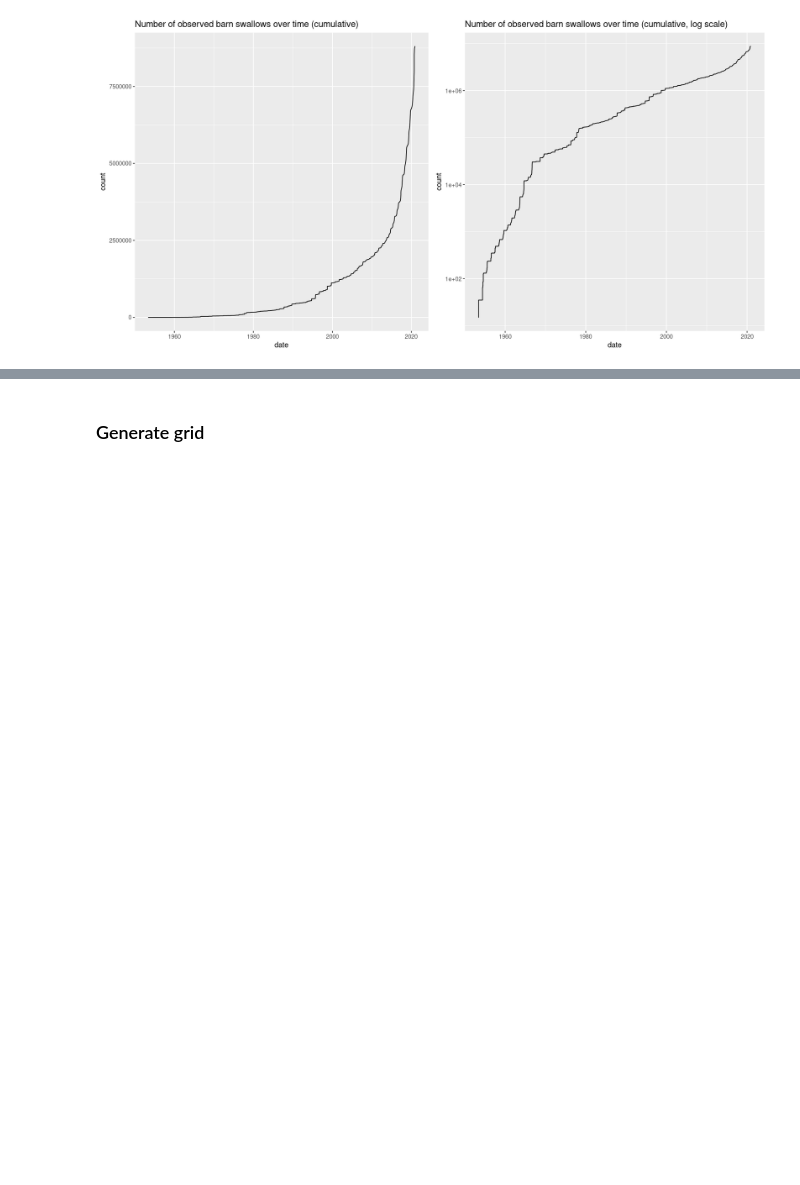
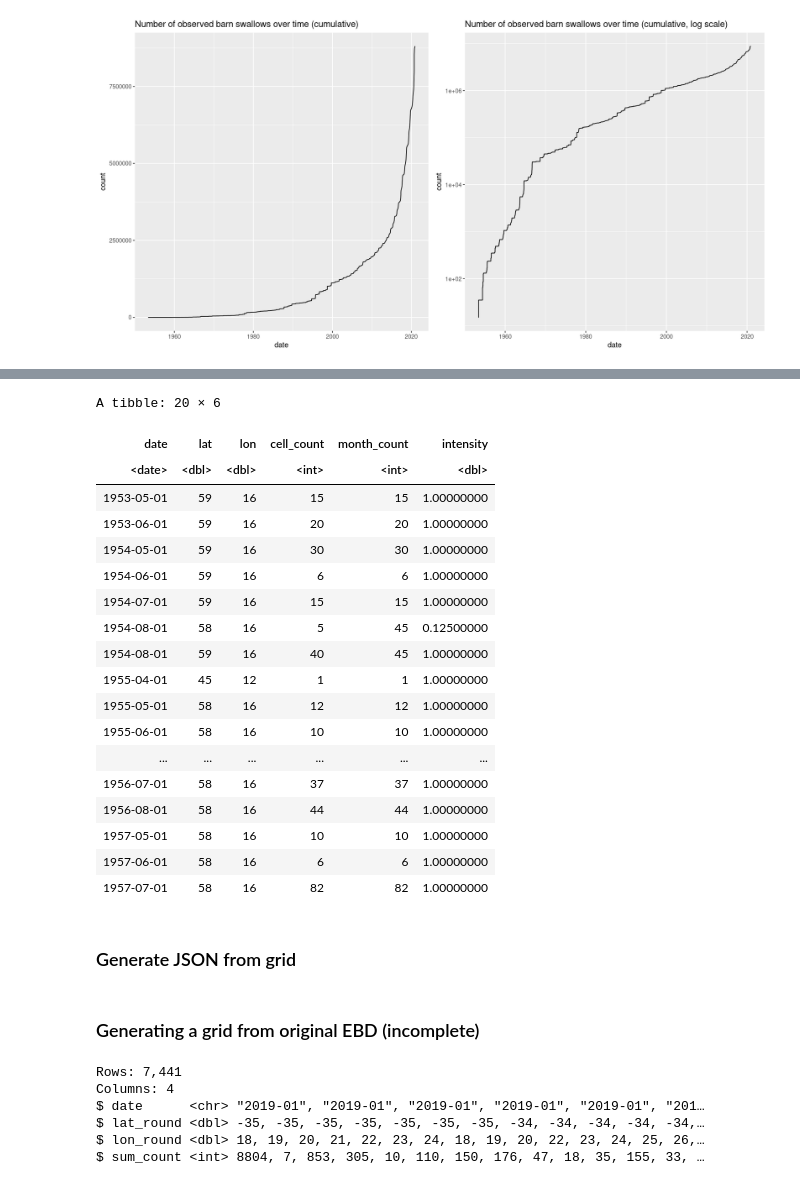
Before and after one commit to nimobeeren/2IMV20, a Jupyter notebook: InfoVis/scripts/ebird/playground.ipynb, the cells around one changed output, grey strips where cells are left out. Saved outputs shown, nothing was run; the diff lists cells and outputs as text; code cells hidden in the pictures; blank space fills up the shorter version.

```diff
--- a/InfoVis/scripts/ebird/playground.ipynb
+++ b/InfoVis/scripts/ebird/playground.ipynb
@@ -72,2 +217,35 @@ grid.arrange(plot_north, plot_south)
+# %%
+ebd_grid_intensities <- ebd_grid %>%
+    inner_join(month_summary, by="date") %>%
+    mutate(
+        # compute cell count relative to total month count
+        intensity = cell_count / month_count
+    ) %>%
+    # scale intensity to [0,1] for each month
+    group_by(date) %>%
+    mutate(intensity = intensity / max(intensity)) %>%
+    ungroup()
+
+head(ebd_grid_intensities, n=20)
+# %% [output]
+A tibble: 20 × 6
+| date | lat | lon | cell_count | month_count | intensity |
+| <date> | <dbl> | <dbl> | <int> | <int> | <dbl> |
+| 1953-05-01 | 59 | 16 | 15 | 15 | 1.00000000 |
+| 1953-06-01 | 59 | 16 | 20 | 20 | 1.00000000 |
+| 1954-05-01 | 59 | 16 | 30 | 30 | 1.00000000 |
+| 1954-06-01 | 59 | 16 | 6 | 6 | 1.00000000 |
+| 1954-07-01 | 59 | 16 | 15 | 15 | 1.00000000 |
+| 1954-08-01 | 58 | 16 | 5 | 45 | 0.12500000 |
+| 1954-08-01 | 59 | 16 | 40 | 45 | 1.00000000 |
+| 1955-04-01 | 45 | 12 | 1 | 1 | 1.00000000 |
+| 1955-05-01 | 58 | 16 | 12 | 12 | 1.00000000 |
+| 1955-06-01 | 58 | 16 | 10 | 10 | 1.00000000 |
+| ... | ... | ... | ... | ... | ... |
+| 1956-07-01 | 58 | 16 | 37 | 37 | 1.00000000 |
+| 1956-08-01 | 58 | 16 | 44 | 44 | 1.00000000 |
+| 1957-05-01 | 58 | 16 | 10 | 10 | 1.00000000 |
+| 1957-06-01 | 58 | 16 | 6 | 6 | 1.00000000 |
+| 1957-07-01 | 58 | 16 | 82 | 82 | 1.00000000 |
 # %% [markdown]
-### Generate grid
+### Generate JSON from grid
@@ -73,0 +284,42 @@ grid.arrange(plot_north, plot_south)
+# %% [markdown]
+### Generating a grid from original EBD (incomplete)
+# %%
+# define export file path
+f_export <- "../../app/public/data/ebird/ebd_grid.csv"
+
+ebd_grid_full <- ebd_full %>%
+    transmute(
+        date = floor_date(observation_date, unit="month"),
+        lat_round = floor(latitude),
+        lon_round = floor(longitude),
+        # set unknown observation counts to 1
+        count = as.integer(
+            if_else(
+                observation_count == "X" | is.na(observation_count),
+                "1",
+                observation_count
+            )
+        )
+    ) %>%
+    # filter out observations outside europe/africa
+    filter(-30 < lon_round & lon_round < 60) %>%
+    # sum counts for all rows with the same month, lat and lon
+    group_by(date, lat_round, lon_round) %>%
+    summarize(sum_count = sum(count), .groups="drop") %>%
+    # sort by ascending date
+    arrange(date, lat_round, lon_round) %>%
+    # format date the way we like it
+    mutate(date = format(date, '%Y-%m'))
+
+# print info before exporting
+glimpse(ebd_grid_full)
+
+# write to file
+write.table(ebd_grid_full, f_export, sep = ",", quote = FALSE, row.names = FALSE, col.names = FALSE)
+# %% [output]
+Rows: 7,441
+Columns: 4
+$ date      <chr> "2019-01", "2019-01", "2019-01", "2019-01", "2019-01", "201…
+$ lat_round <dbl> -35, -35, -35, -35, -35, -35, -35, -34, -34, -34, -34, -34,…
+$ lon_round <dbl> 18, 19, 20, 21, 22, 23, 24, 18, 19, 20, 22, 23, 24, 25, 26,…
+$ sum_count <int> 8804, 7, 853, 305, 10, 110, 150, 176, 47, 18, 35, 155, 33, …
```
Also changed, not shown: parts of 20 cells of this notebook.
